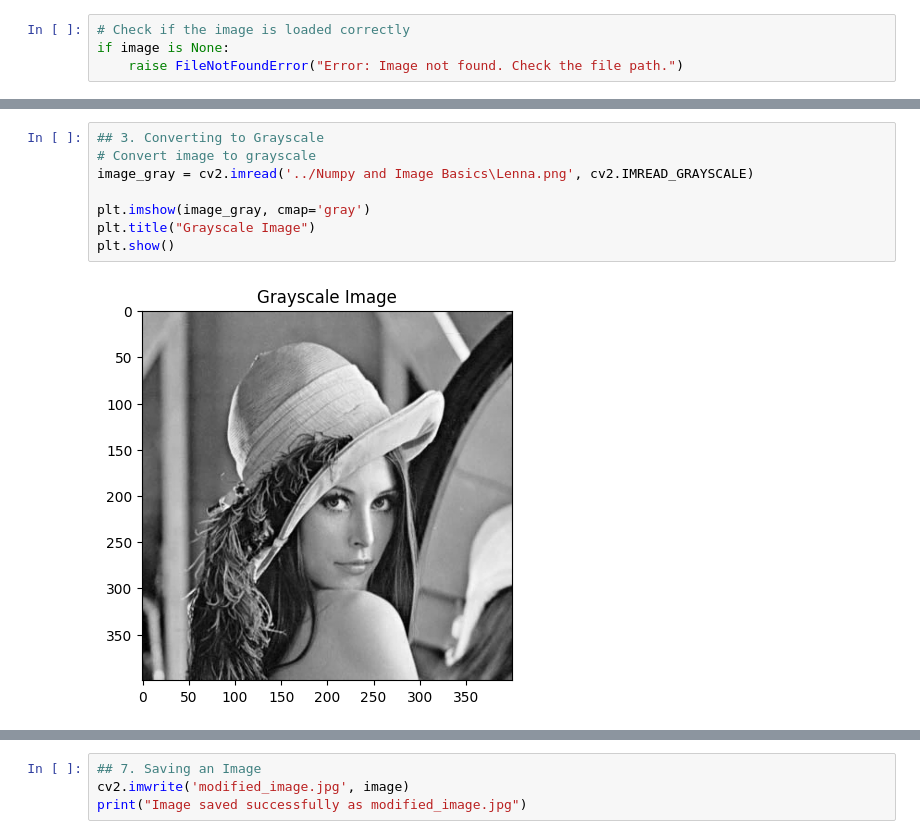
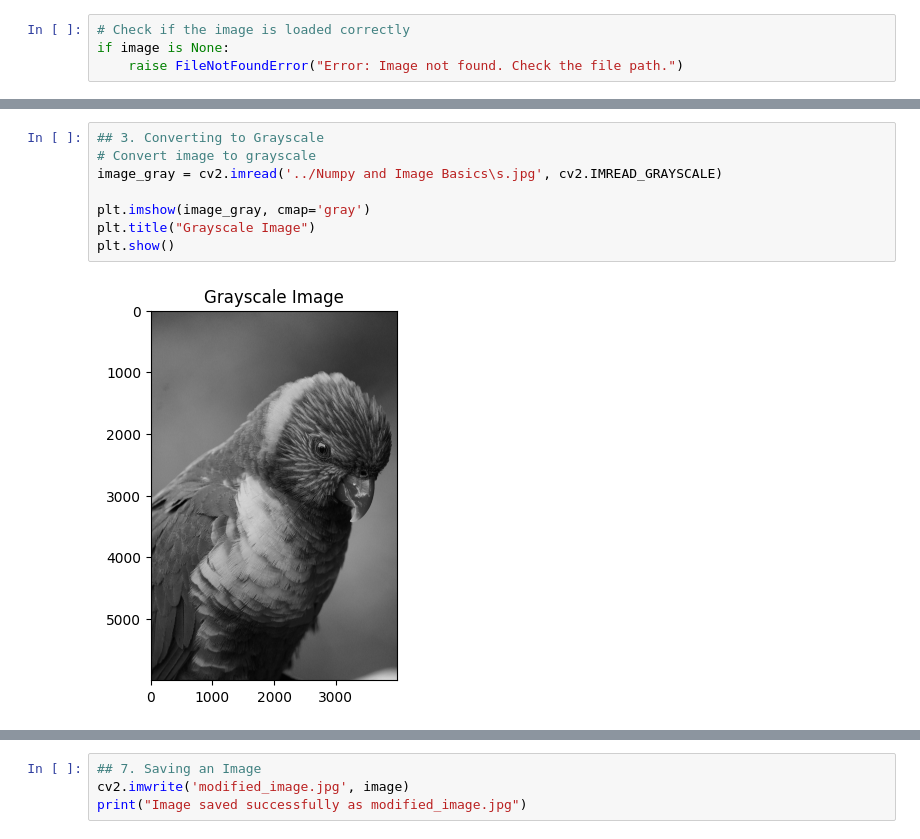
Before and after one commit to salzzyy/computer-vision-python, a Jupyter notebook: Image Basics with OpenCV/basic.ipynb, the cells around one changed output, grey strips where cells are left out. Drawn from its saved outputs; the diff is of its cells as text.

Commit message:
Losing Lenna

```diff
--- a/Image Basics with OpenCV/basic.ipynb
+++ b/Image Basics with OpenCV/basic.ipynb
@@ -43,13 +43,13 @@ plt.show()
 # %%
 ## 3. Converting to Grayscale
 # Convert image to grayscale
-image_gray = cv2.imread('../Numpy and Image Basics\Lenna.png', cv2.IMREAD_GRAYSCALE)
+image_gray = cv2.imread('../Numpy and Image Basics\s.jpg', cv2.IMREAD_GRAYSCALE)
 
 plt.imshow(image_gray, cmap='gray')
 plt.title("Grayscale Image")
 plt.show()
 # %% [output]
-[figure, old version]
+[figure, new version]
 # %%
 ## 4.Checking the image properties
 print("Original Image Shape:", image.shape)  # (Height, Width, Channels)
```
Also changed, not shown: parts of 9 cells of this notebook, 5 other files.
